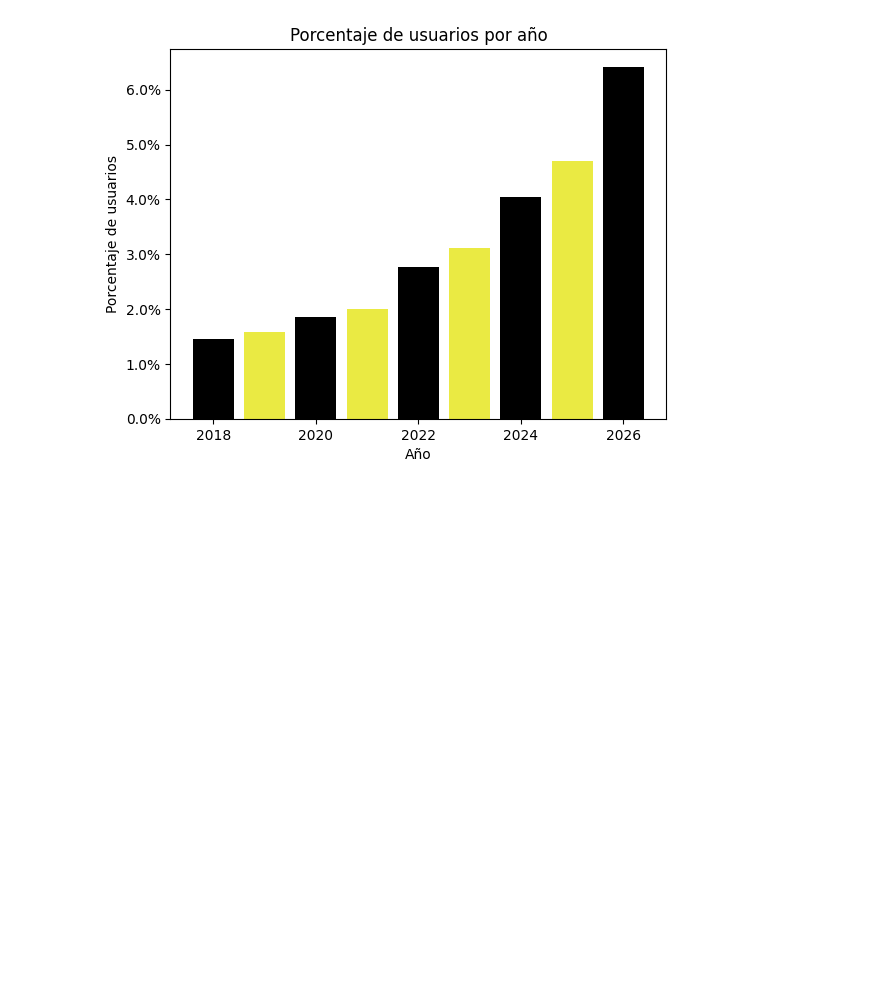
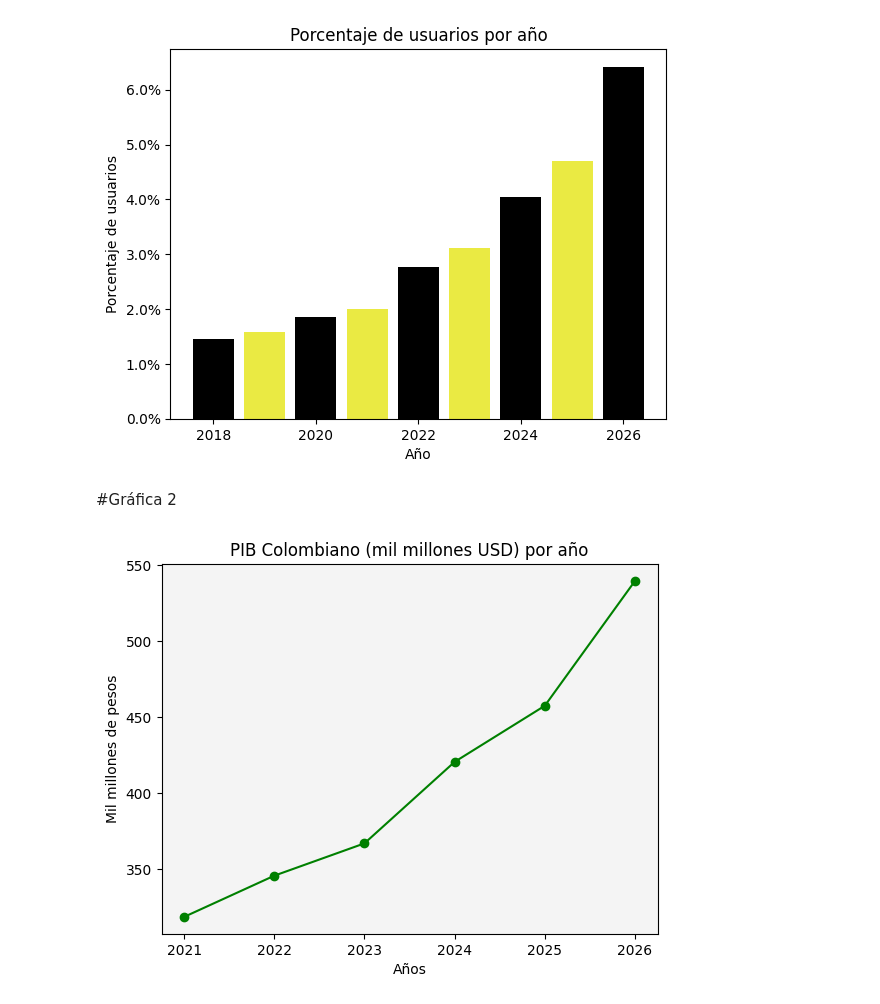
Before and after one commit to jeimi-cloud/Jeimi-Lorena-Castro, a Jupyter notebook: Gráficas_personales.ipynb, the cells around one changed output. Saved outputs shown, nothing was run; the diff lists cells and outputs as text; code cells hidden in the pictures; blank space fills up the shorter version.

```diff
--- a/Gráficas_personales.ipynb
+++ b/Gráficas_personales.ipynb
@@ -22,3 +22,21 @@ plt.title("Porcentaje de usuarios por año")
 plt.show()
 # %% [output]
 [figure]
+# %% [markdown]
+#Gráfica 2
+# %%
+year = [2021, 2022, 2023, 2024, 2025, 2026]
+bill = [318.52, 345.63, 366.90, 420.50, 457.41, 539.53]
+
+plt.plot(year, bill, color="green", marker="o")
+
+
+plt.gca().set_facecolor('#f4f4f4')  # Color gris claro de fondo
+
+plt.title("PIB Colombiano (mil millones USD) por año")
+plt.ylabel("Mil millones de pesos")
+plt.xlabel("Años")
+
+plt.show()
+# %% [output]
+[figure, added]
```
